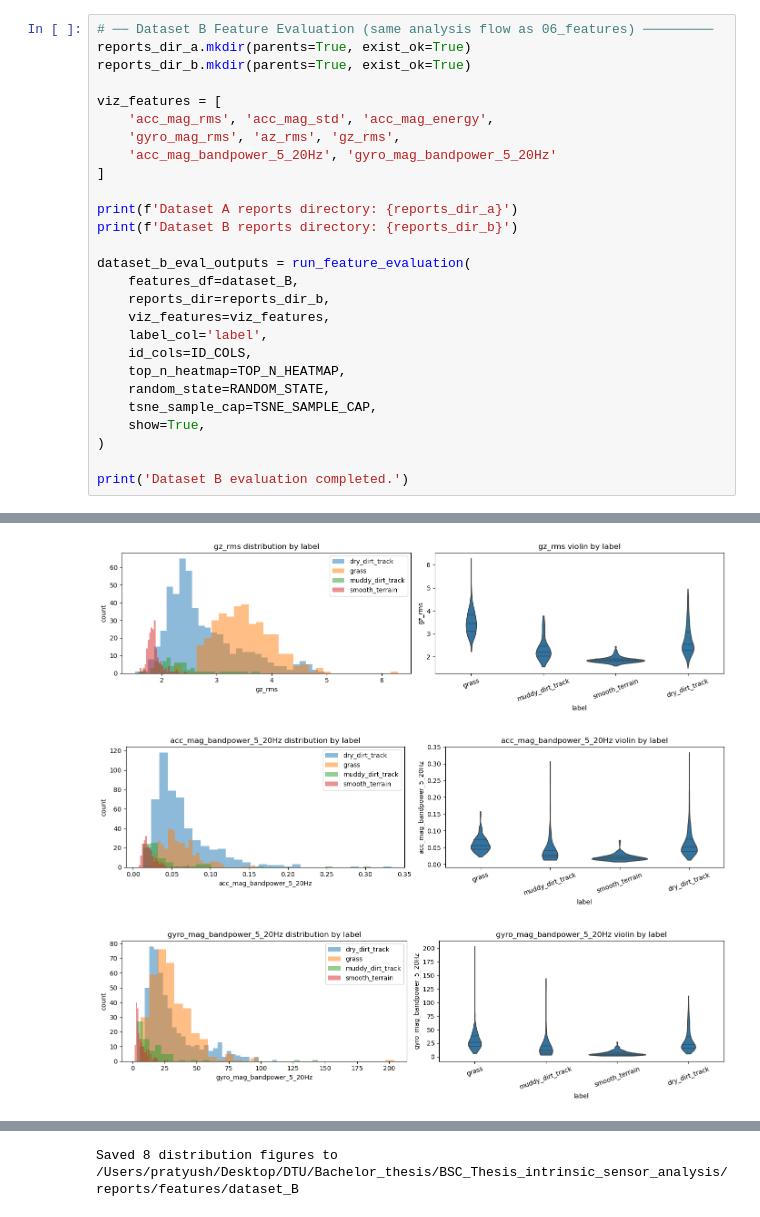
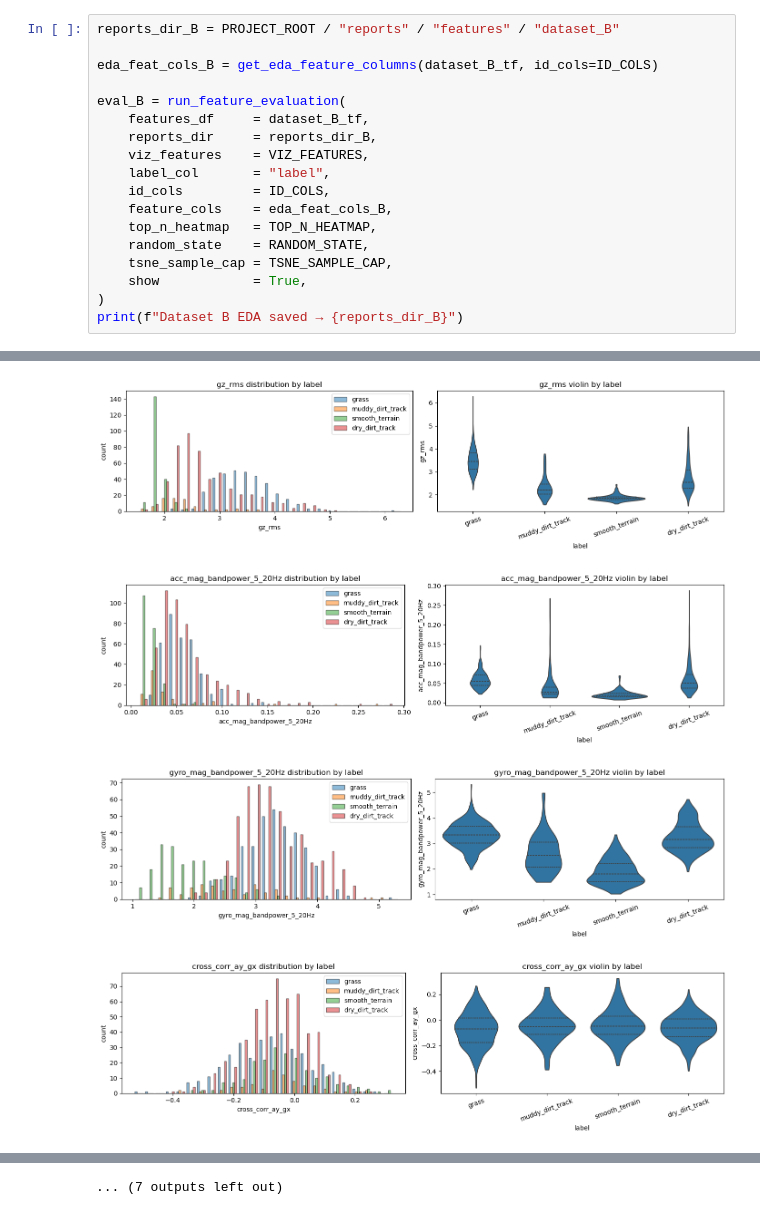
Before and after one commit to Pratyush2012/BSC_Thesis_intrinsic_sensor_analysis, a Jupyter notebook: notebooks/06b_extended_features.ipynb, the cells around one changed output, grey strips where cells are left out. Cells and saved outputs as stored; diff of their text form.

```diff
--- a/notebooks/06b_extended_features.ipynb
+++ b/notebooks/06b_extended_features.ipynb
@@ -227,28 +219,19 @@ Dataset B shape: (1160, 247)
 # %%
-# ── Dataset B Feature Evaluation (same analysis flow as 06_features) ─────────
-reports_dir_a.mkdir(parents=True, exist_ok=True)
-reports_dir_b.mkdir(parents=True, exist_ok=True)
+reports_dir_B = PROJECT_ROOT / "reports" / "features" / "dataset_B"
 
-viz_features = [
-    'acc_mag_rms', 'acc_mag_std', 'acc_mag_energy',
-    'gyro_mag_rms', 'az_rms', 'gz_rms',
-    'acc_mag_bandpower_5_20Hz', 'gyro_mag_bandpower_5_20Hz'
-]
+eda_feat_cols_B = get_eda_feature_columns(dataset_B_tf, id_cols=ID_COLS)
 
-print(f'Dataset A reports directory: {reports_dir_a}')
-print(f'Dataset B reports directory: {reports_dir_b}')
-
-dataset_b_eval_outputs = run_feature_evaluation(
-    features_df=dataset_B,
-    reports_dir=reports_dir_b,
-    viz_features=viz_features,
-    label_col='label',
-    id_cols=ID_COLS,
-    top_n_heatmap=TOP_N_HEATMAP,
-    random_state=RANDOM_STATE,
-    tsne_sample_cap=TSNE_SAMPLE_CAP,
-    show=True,
+eval_B = run_feature_evaluation(
+    features_df     = dataset_B_tf,
+    reports_dir     = reports_dir_B,
+    viz_features    = VIZ_FEATURES,
+    label_col       = "label",
+    id_cols         = ID_COLS,
+    feature_cols    = eda_feat_cols_B,
+    top_n_heatmap   = TOP_N_HEATMAP,
+    random_state    = RANDOM_STATE,
+    tsne_sample_cap = TSNE_SAMPLE_CAP,
+    show            = True,
 )
-
-print('Dataset B evaluation completed.')
+print(f"Dataset B EDA saved → {reports_dir_B}")
 # %% [output]
@@ -277,3 +260,4 @@ smooth_terrain         0.0660       0.0287          0.8947       10.4686
-[figure, old version]
+[figure, new version]
-[figure, old version]
+[figure, new version]
-[figure, old version]
+[figure, new version]
+[figure, new version]
@@ -280 +266 @@ smooth_terrain         0.0660       0.0287          0.8947       10.4686
-Saved 8 distribution figures to /Users/pratyush/Desktop/DTU/Bachelor_thesis/BSC_Thesis_intrinsic_sensor_analysis/reports/features/dataset_B
+... (7 outputs left out)
```
Also changed, not shown: parts of 21 cells of this notebook, 38 other files.
